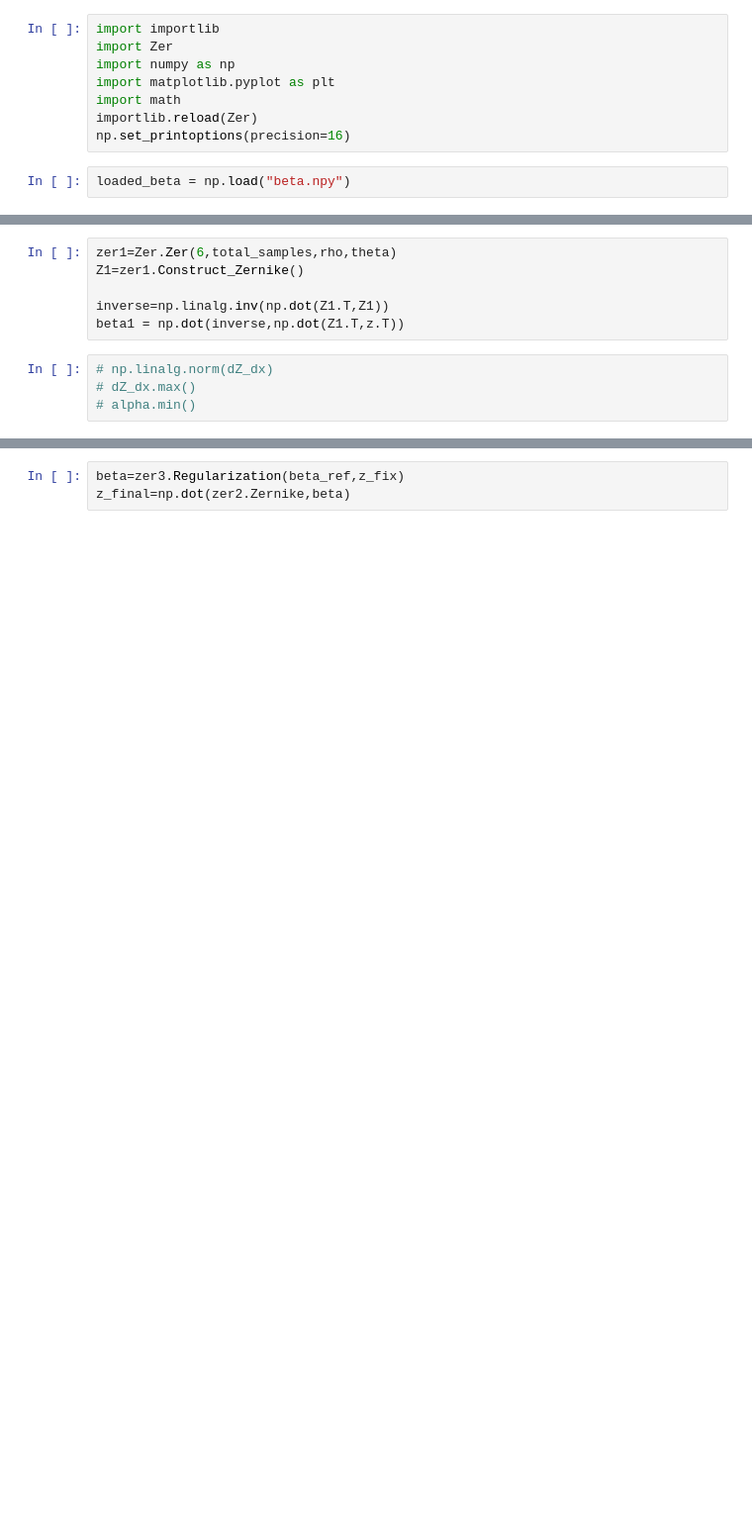
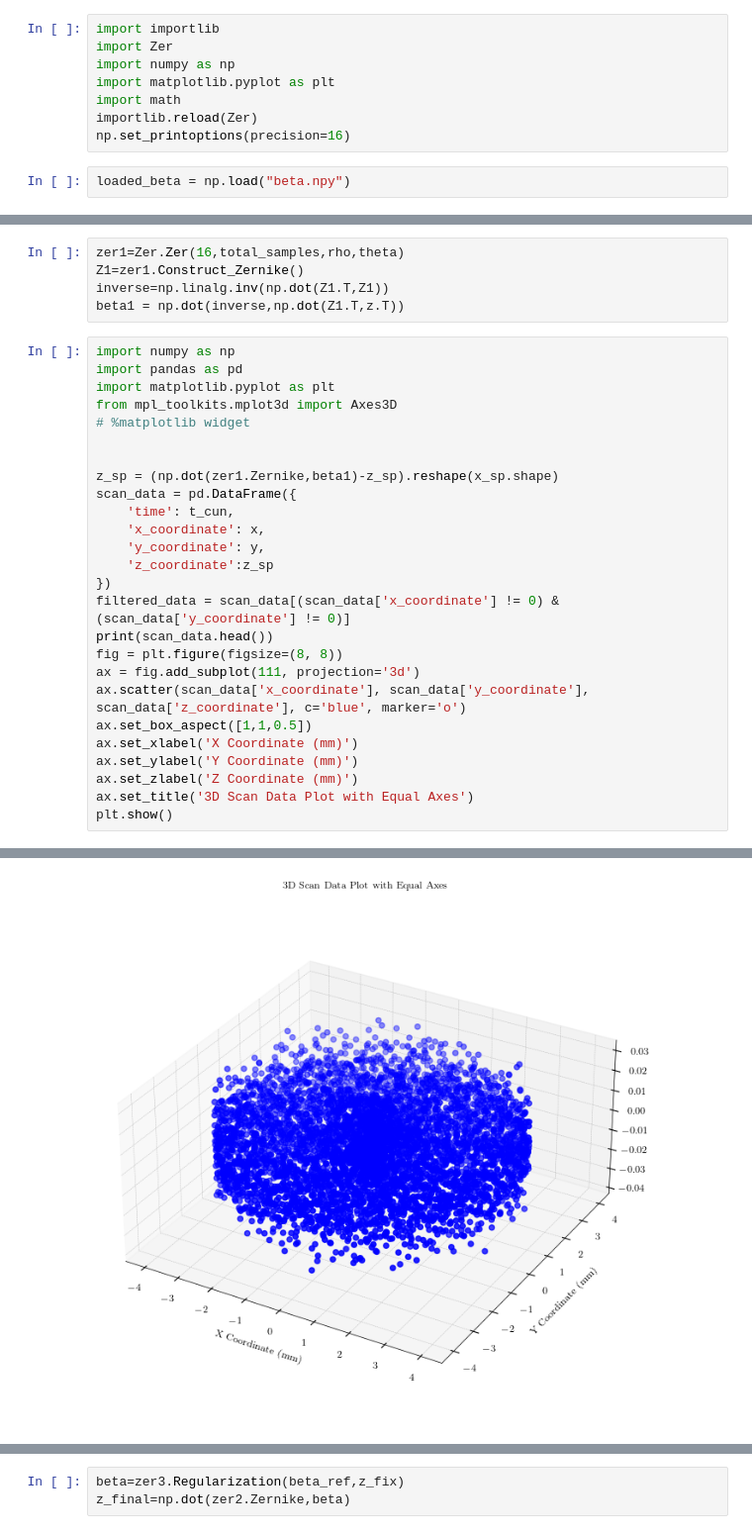
Before and after one commit to klaezhou/zernike, a Jupyter notebook: class/Zernike.ipynb, the cells around one changed output, grey strips where cells are left out. Shown at 99% size. Drawn from its saved outputs; the diff is of its cells as text; blank space fills up the shorter version.

```diff
--- a/class/Zernike.ipynb
+++ b/class/Zernike.ipynb
@@ -85,10 +85,32 @@ plt.show()
 # %%
-zer1=Zer.Zer(6,total_samples,rho,theta)
+zer1=Zer.Zer(16,total_samples,rho,theta)
 Z1=zer1.Construct_Zernike()
-
 inverse=np.linalg.inv(np.dot(Z1.T,Z1))
 beta1 = np.dot(inverse,np.dot(Z1.T,z.T))
-# %%
-# np.linalg.norm(dZ_dx)
-# dZ_dx.max()
-# alpha.min()
+# %%
+import numpy as np
+import pandas as pd
+import matplotlib.pyplot as plt
+from mpl_toolkits.mplot3d import Axes3D
+# %matplotlib widget
+
+
+z_sp = (np.dot(zer1.Zernike,beta1)-z_sp).reshape(x_sp.shape)
+scan_data = pd.DataFrame({
+    'time': t_cun,
+    'x_coordinate': x,
+    'y_coordinate': y,
+    'z_coordinate':z_sp
+})
+filtered_data = scan_data[(scan_data['x_coordinate'] != 0) & (scan_data['y_coordinate'] != 0)]
+print(scan_data.head())
+fig = plt.figure(figsize=(8, 8))
+ax = fig.add_subplot(111, projection='3d')
+ax.scatter(scan_data['x_coordinate'], scan_data['y_coordinate'], scan_data['z_coordinate'], c='blue', marker='o')
+ax.set_box_aspect([1,1,0.5])
+ax.set_xlabel('X Coordinate (mm)')
+ax.set_ylabel('Y Coordinate (mm)')
+ax.set_zlabel('Z Coordinate (mm)')
+ax.set_title('3D Scan Data Plot with Equal Axes')
+plt.show()
+# %% [output]
@@ -95 +123,2 @@ beta1 = np.dot(inverse,np.dot(Z1.T,z.T))
+[figure, added]
 # %%
```
Also changed, not shown: parts of 5 cells of this notebook, 1 other file.
